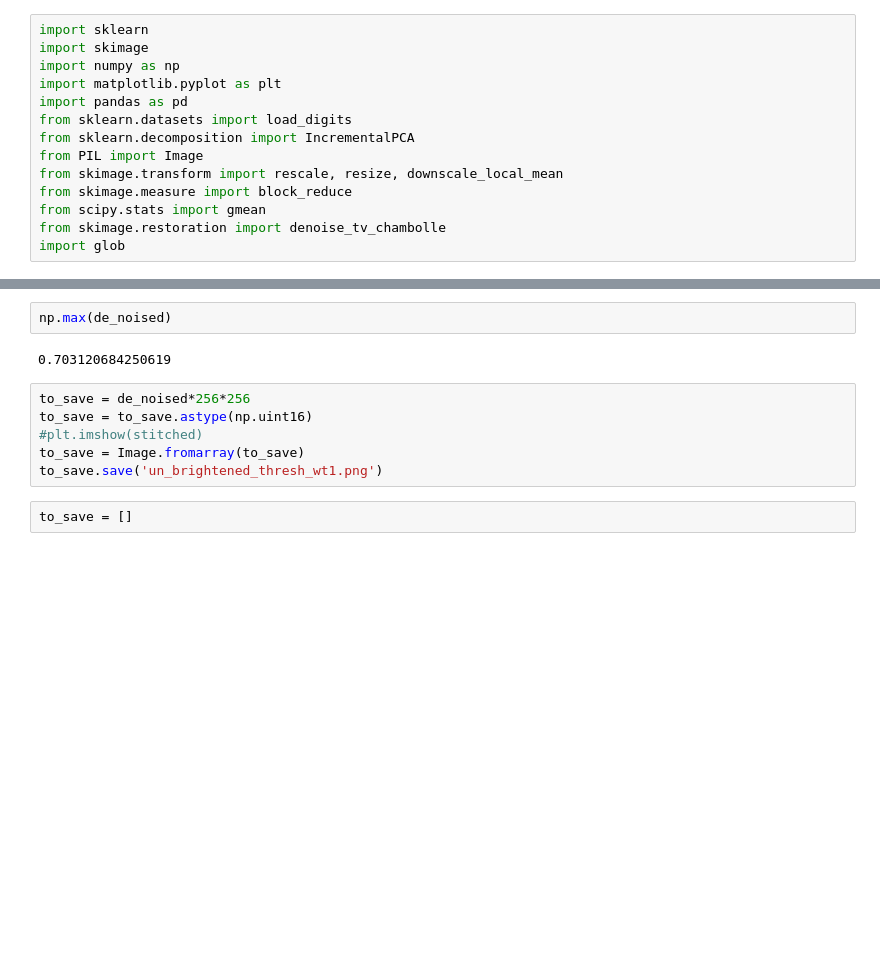
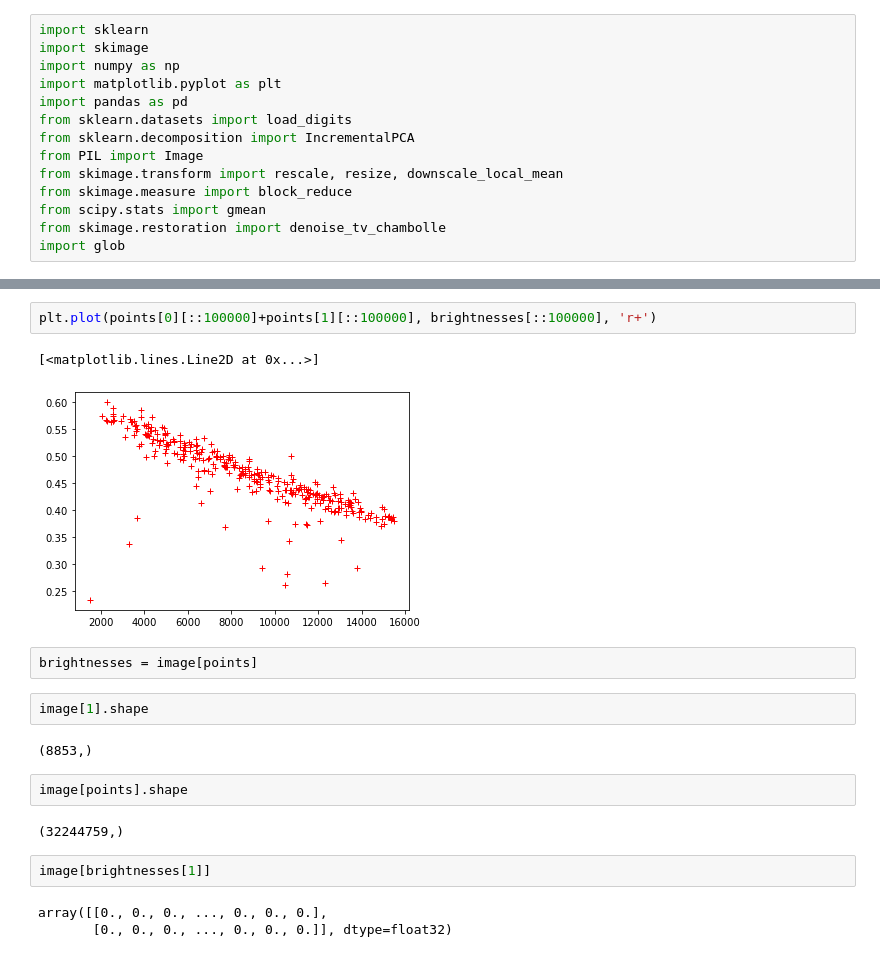
Before and after one commit to IExistSometimes/TIFF-An-y, a Jupyter notebook: Untitled.ipynb, the cells around one changed output, grey strips where cells are left out. Cells and saved outputs as stored; diff of their text form; blank space fills up the shorter version.

```diff
--- a/Untitled.ipynb
+++ b/Untitled.ipynb
@@ -23,12 +30,20 @@ de_noised = denoise_tv_chambolle(image, weight = 1)
 # %%
-np.max(de_noised)
+plt.plot(points[0][::100000]+points[1][::100000], brightnesses[::100000], 'r+')
 # %% [output]
-0.703120684250619
+[<matplotlib.lines.Line2D at 0x...>]
+[figure, added]
 # %%
-to_save = de_noised*256*256
-to_save = to_save.astype(np.uint16)
-#plt.imshow(stitched)
-to_save = Image.fromarray(to_save)
-to_save.save('un_brightened_thresh_wt1.png')
+brightnesses = image[points]
 # %%
-to_save = []
+image[1].shape
+# %% [output]
+(8853,)
+# %%
+image[points].shape
+# %% [output]
+(32244759,)
+# %%
+image[brightnesses[1]]
+# %% [output]
+array([[0., 0., 0., ..., 0., 0., 0.],
+       [0., 0., 0., ..., 0., 0., 0.]], dtype=float32)
```
Also changed, not shown: parts of 5 cells of this notebook, 4 other files.
